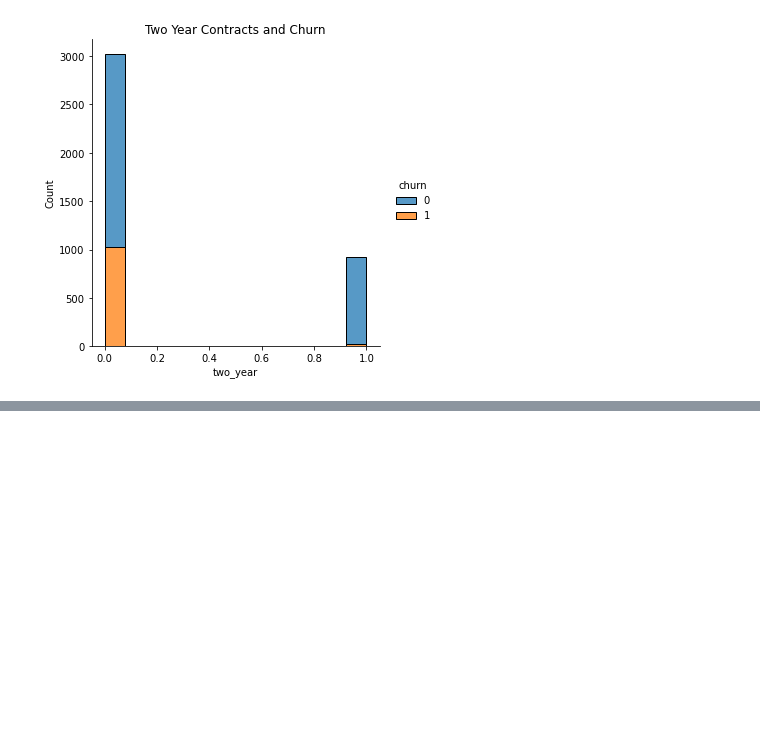
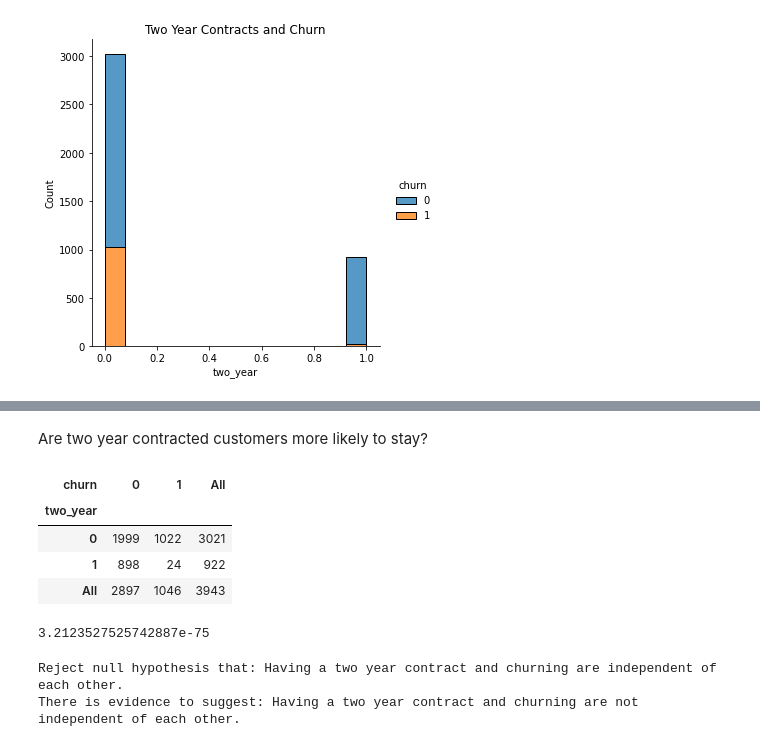
Before and after one commit to annah-vu/classification_project, a Jupyter notebook: exploration.ipynb, the cells around one changed output, grey strips where cells are left out. Saved outputs shown, nothing was run; the diff lists cells and outputs as text; code cells hidden in the pictures; blank space fills up the shorter version.

```diff
--- a/exploration.ipynb
+++ b/exploration.ipynb
@@ -191,0 +266,29 @@ plt.show()
+# %% [markdown]
+Are two year contracted customers more likely to stay?
+# %%
+null_hypothesis = "Having a two year contract and churning are independent of each other."
+alternative_hypothesis = "Having a two year contract and churning are not independent of each other."
+a = 0.05 #a for alpha
+
+observed = pd.crosstab(train.two_year, train.churn, margins = True)
+observed
+# %% [output]
+| churn | 0 | 1 | All |
+| two_year |  |  |  |
+| 0 | 1999 | 1022 | 3021 |
+| 1 | 898 | 24 | 922 |
+| All | 2897 | 1046 | 3943 |
+# %%
+chi2, p, degf, expected = stats.chi2_contingency(observed)
+p
+# %% [output]
+3.2123527525742887e-75
+# %%
+if p < a:
+    print(f'Reject null hypothesis that: {null_hypothesis}')
+    print (f'There is evidence to suggest: {alternative_hypothesis}')
+else:
+    print(f'Fail to reject null hypothesis that: {null_hypothesis} There is not sufficient evidence to reject it.')
+# %% [output]
+Reject null hypothesis that: Having a two year contract and churning are independent of each other.
+There is evidence to suggest: Having a two year contract and churning are not independent of each other.
```
Also changed, not shown: parts of 25 cells of this notebook.
